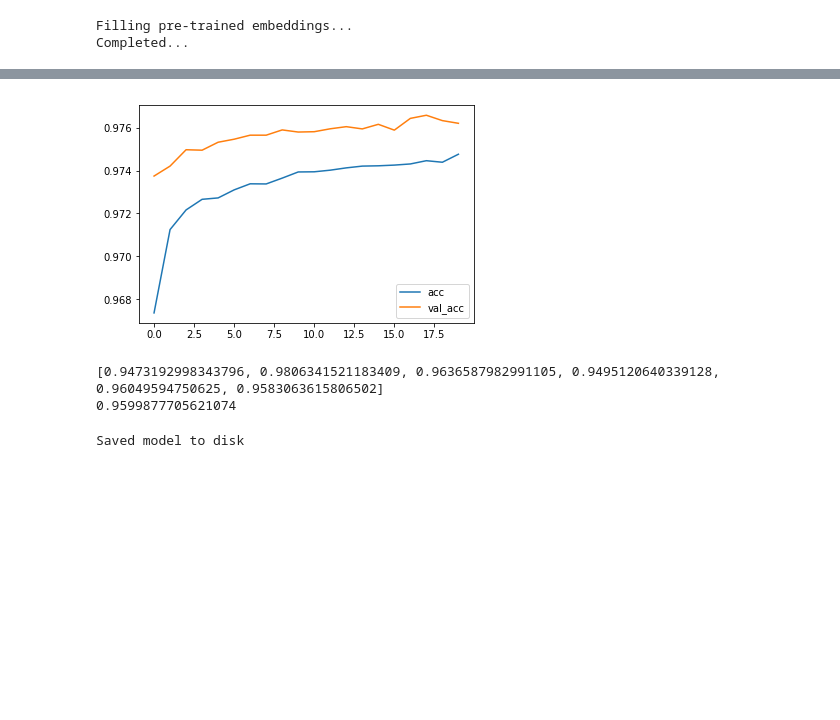
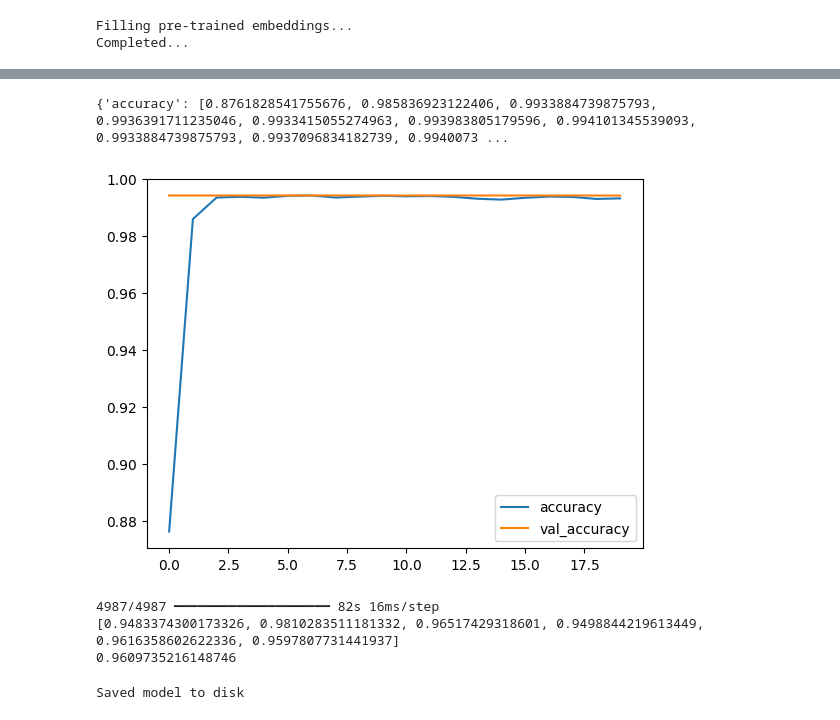
Before and after one commit to AOSSIE-Org/Social-Street-Smart, a Jupyter notebook: ML/Toxic Comment/Models/Jupyter Notebook/CNN_Hate_Speech.ipynb, the cells around one changed output, grey strips where cells are left out. Saved outputs shown, nothing was run; the diff lists cells and outputs as text; code cells hidden in the pictures; blank space fills up the shorter version.

```diff
--- a/ML/Toxic Comment/Models/Jupyter Notebook/CNN_Hate_Speech.ipynb
+++ b/ML/Toxic Comment/Models/Jupyter Notebook/CNN_Hate_Speech.ipynb
@@ -39,7 +37,7 @@ EPOCHS = 20
 # load in pre-trained word vectors
 print('Loading word vectors...')
 word2vec = {}
-with open(os.path.join('glove.6B.%sd.txt' % EMBEDDING_DIM)) as f:
+with open(os.path.join('../../data/glove.6B/glove.6B.%sd.txt' % EMBEDDING_DIM)) as f:
   # word embedding file is just a space-separated text file in the format:
   # word vec[0] vec[1] vec[2] ...
   for line in f:
@@ -55,7 +53,7 @@ Found 400000 word vectors.
 # prepare text samples and their labels
 print('Loading in comments...')
 
-train = pd.read_csv("train.csv")
+train = pd.read_csv("../../data/toxic-comment/train.csv")
 sentences = train["comment_text"].fillna("DUMMY_VALUE").values # there are no na values in the data though
 possible_labels = ["toxic", "severe_toxic", "obscene", "threat", "insult", "identity_hate"]
 targets = train[possible_labels].values
@@ -127,7 +125,7 @@ embedding_layer = Embedding(
 print('Building model...')
 
 # train a 1D convnet with global maxpooling
-#spatial dropouts and L2 regularizers are used to prevent overfitting
+# spatial dropouts and L2 regularizers are used to prevent overfitting
 
 input_ = Input(shape=(MAX_SEQUENCE_LENGTH,))
 x = embedding_layer(input_)
@@ -147,7 +145,7 @@ output = Dense(len(possible_labels), activation='sigmoid')(x)
 model = Model(input_, output)
 model.compile(
   loss='binary_crossentropy',
-  optimizer= optimizers.Adam(lr=0.0008),
+  optimizer=optimizers.Adam(learning_rate=0.0008),  # updated parameter name
   metrics=['accuracy']
 )
 print('##############')
@@ -211,11 +217,14 @@ plt.show()
 # %%
 # accuracies
-plt.plot(r.history['acc'], label='acc')
-plt.plot(r.history['val_acc'], label='val_acc')
+print(r.history)
+
+plt.plot(r.history['accuracy'], label='accuracy')
+plt.plot(r.history['val_accuracy'], label='val_accuracy')
 plt.legend()
 plt.show()
 # %% [output]
+{'accuracy': [0.8761828541755676, 0.985836923122406, 0.9933884739875793, 0.9936391711235046, 0.9933415055274963, 0.993983805179596, 0.994101345539093, 0.9933884739875793, 0.9937096834182739, 0.9940073 ...
-[figure, old version]
+[figure, new version]
 # %%
 # plot the mean AUC over each label
 p = model.predict(data)
@@ -227,6 +236,7 @@ for j in range(6):
 print (aucs)
 print(np.mean(aucs))
 # %% [output]
-[0.9473192998343796, 0.9806341521183409, 0.9636587982991105, 0.9495120640339128, 0.96049594750625, 0.9583063615806502]
-0.9599877705621074
+4987/4987 ━━━━━━━━━━━━━━━━━━━━ 82s 16ms/step
+[0.9483374300173326, 0.9810283511181332, 0.96517429318601, 0.9498844219613449, 0.9616358602622336, 0.9597807731441937]
+0.9609735216148746
 # %%
```
Also changed, not shown: parts of 6 cells of this notebook, 16 other files.
